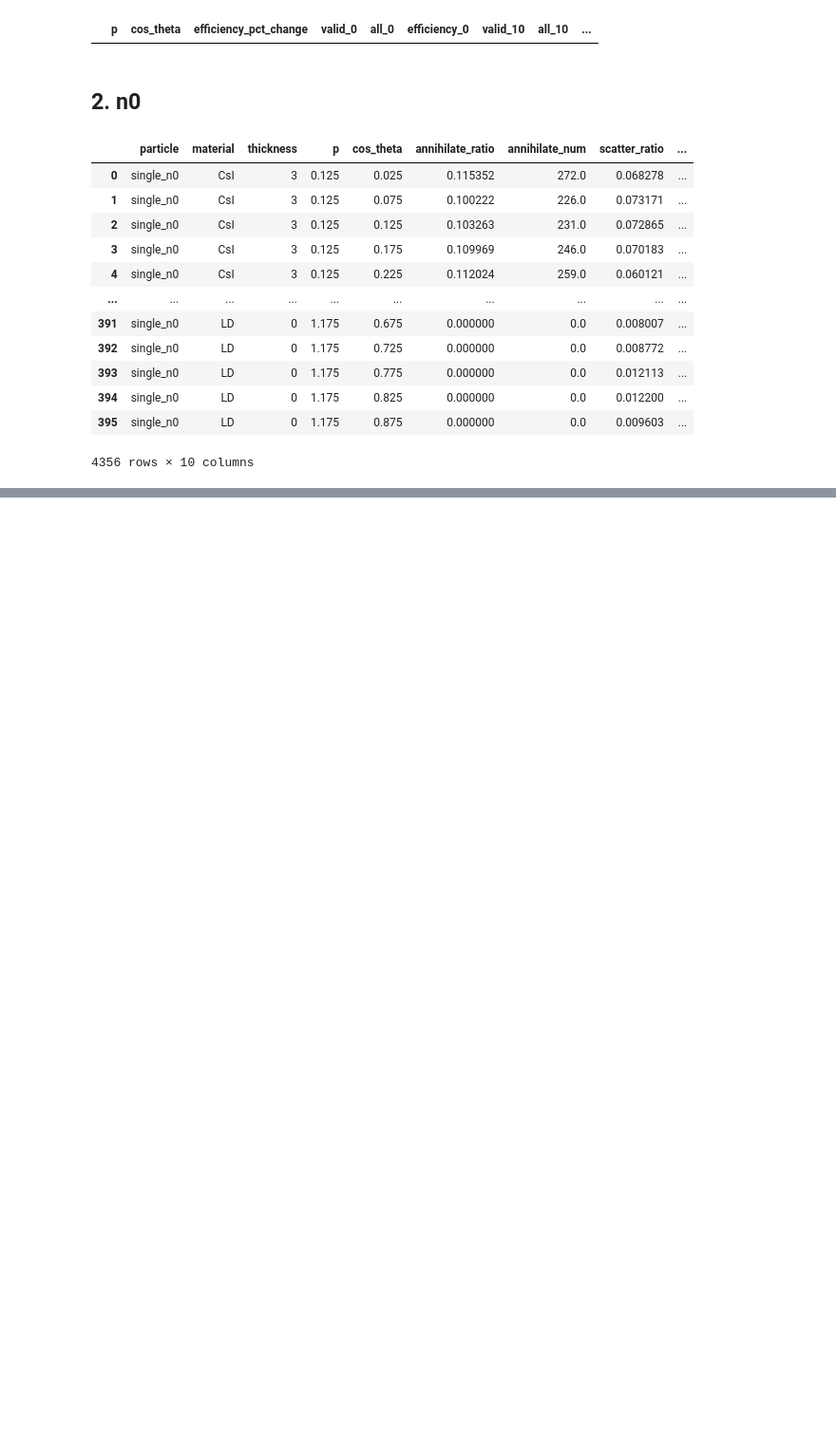
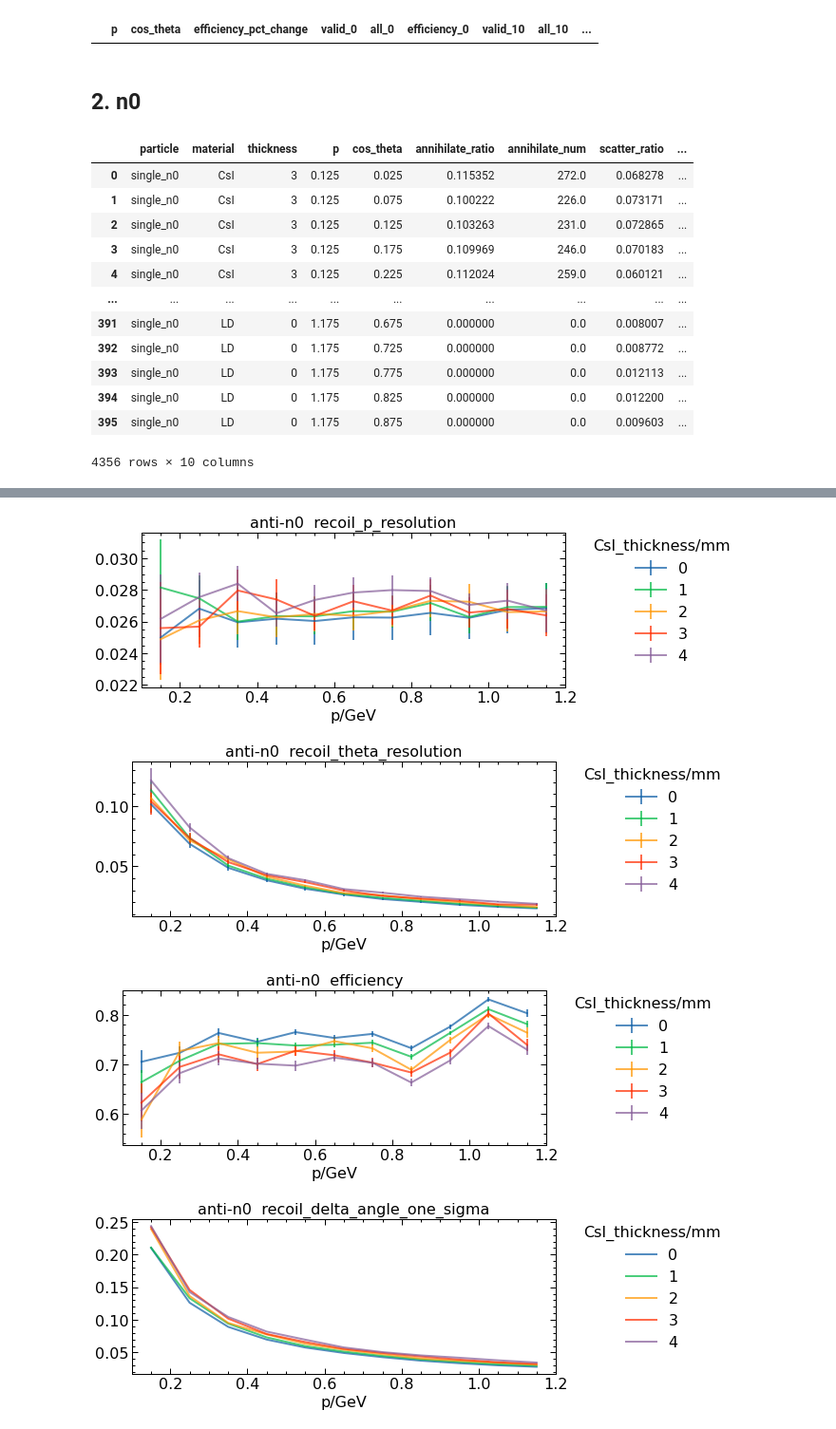
Before and after one commit to yuansicheng/bes3_add_layer, a Jupyter notebook: code/analyse/plot.ipynb, the cells around one changed output, grey strips where cells are left out. Shown at 95% size. Drawn from its saved outputs; the diff is of its cells as text; code cells hidden in the pictures; blank space fills up the shorter version.

```diff
--- a/code/analyse/plot.ipynb
+++ b/code/analyse/plot.ipynb
@@ -275,6 +293,9 @@ for key, num in zip(keys, nums):
         tmp[thickness] = df[num] / df['all']
         tmp_err[thickness] = (tmp[thickness] * (1-tmp[thickness]) / df['all']) ** 0.5
 
+    tmp = tmp.apply(lambda x: x-tmp.iloc[:,0], axis=0)
+    tmp_err.iloc[:,0] = 0
+
     tmp.plot(alpha=0.7, style='o-', title='{}  {}'.format('anti-n0', key), figsize=(8,6), yerr=tmp_err)
     plt.legend(loc=2, bbox_to_anchor=(1.05,1.0),borderaxespad = 0., title='CsI_thickness/mm')
     plt.show()
@@ -311,0 +335,10 @@ for key in ['scatter_ratio', 'annihilate_ratio']:
+# %%
+ppinbar_files = os.path.join(extract_path, 'p+pi-nbar/*.csv')
+
+ppinbar_data = []
+for ppinbar_file in glob(ppinbar_files):
+    ppinbar_data.append(pd.read_csv(ppinbar_file, index_col=0))
+
+ppinbar_data = pd.concat(ppinbar_data)
+
+ppinbar_data
@@ -311,0 +359,32 @@ for key in ['scatter_ratio', 'annihilate_ratio']:
+# %%
+ppinbar_data['efficiency_err'] = (ppinbar_data.efficiency * (1-ppinbar_data.efficiency) / ppinbar_data['all']) ** 0.5
+
+ppinbar_csi_data = ppinbar_data[ppinbar_data.material=='CsI']
+keys = ['p_scale', 'theta_scale', 'efficiency', 'delta_angle_one_sigma']
+titles = ['recoil_p_resolution', 'recoil_theta_resolution', 'efficiency', 'recoil_delta_angle_one_sigma']
+# %%
+# 动量依赖
+ppinbar_csi_data_fixed_theta = ppinbar_csi_data[ppinbar_csi_data.cos_theta==0.55]
+
+for key,title in zip(keys, titles) :
+    # print(particle, key)
+    key_err = key + '_err'
+    tmp = pd.DataFrame(index=np.sort(ppinbar_csi_data_fixed_theta.p.unique()))
+    tmp_err = tmp.copy()
+    tmp.index.name = 'p/GeV'
+    for thickness in np.sort(ppinbar_csi_data_fixed_theta.thickness.unique()):
+        tmp_thickness = ppinbar_csi_data_fixed_theta[
+            (ppinbar_csi_data_fixed_theta.thickness==thickness)
+        ].set_index('p').reindex(tmp.index)
+        tmp[thickness] = tmp_thickness[key]
+        if key_err in ppinbar_csi_data_fixed_theta.columns:
+            tmp_err[thickness] = tmp_thickness[key_err]
+
+    tmp.plot(alpha=0.7, style='o-', title='{}  {}'.format('anti-n0', title), figsize=(8,3), yerr=tmp_err)
+    plt.legend(loc=2, bbox_to_anchor=(1.05,1.0),borderaxespad = 0., title='CsI_thickness/mm')
+    plt.show()
+# %% [output]
+[figure, added]
+[figure, added]
+[figure, added]
+[figure, added]
```
Also changed, not shown: parts of 10 cells of this notebook, 37 other files.
